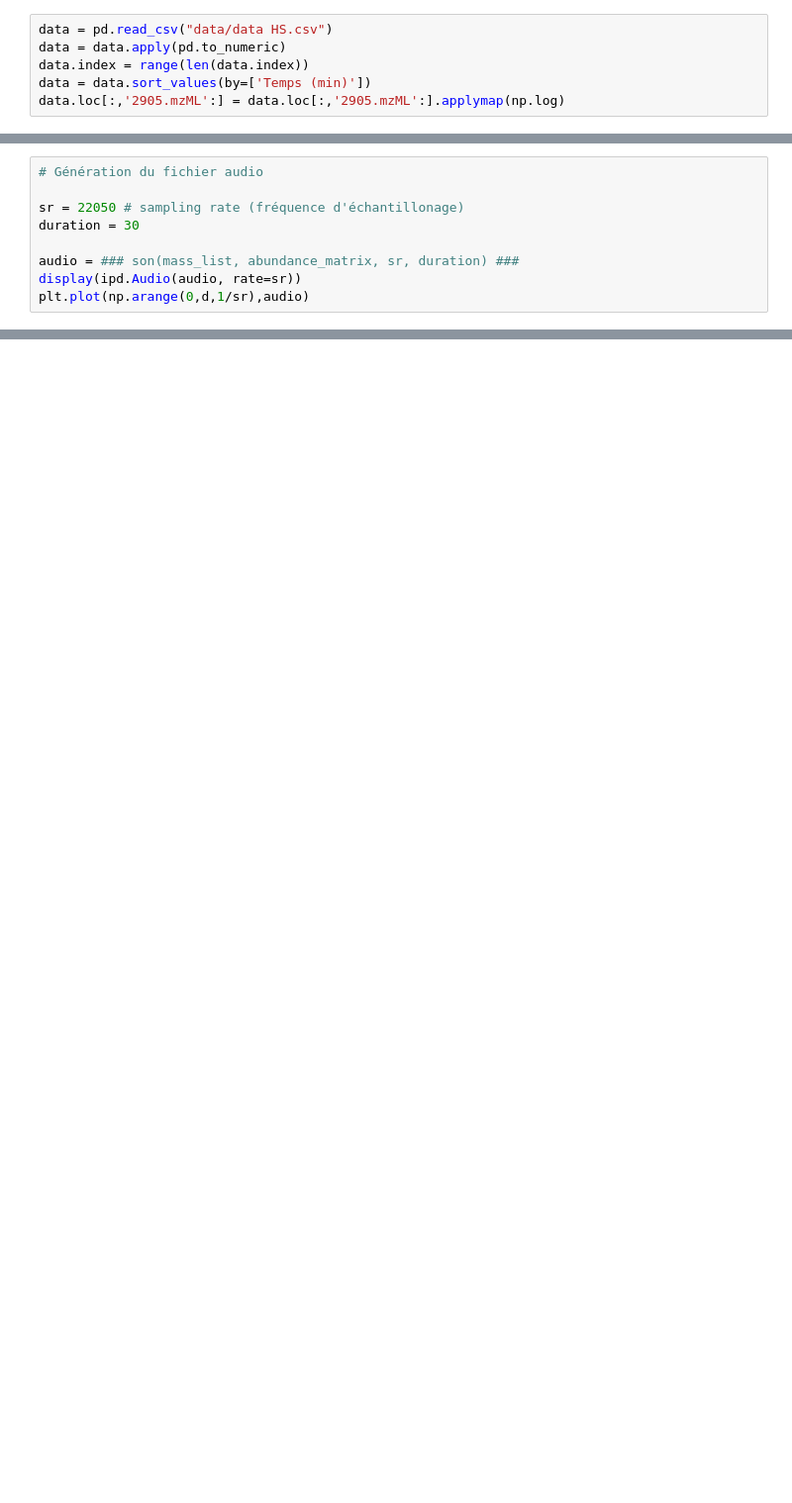
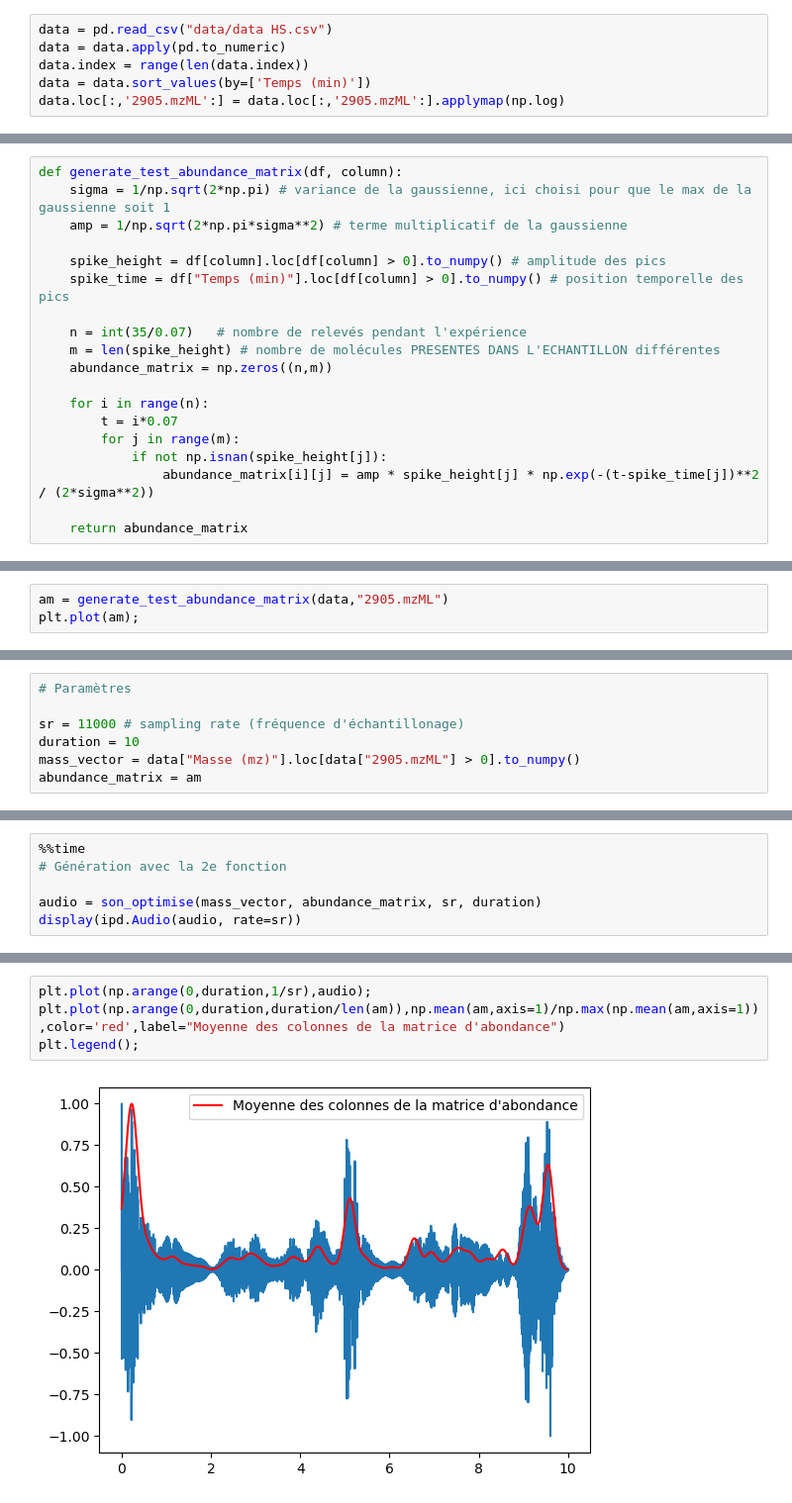
Before and after one commit to VincentEnOptionRV/somicor, a Jupyter notebook: Son v2.ipynb, the cells around one changed output, grey strips where cells are left out. Shown at 99% size. Saved outputs shown, nothing was run; the diff lists cells and outputs as text; blank space fills up the shorter version.

```diff
--- a/Son v2.ipynb
+++ b/Son v2.ipynb
@@ -50,0 +87,19 @@ def son(mass_list,abundance_matrix,sr=22050,duration=10):
+# %%
+def generate_test_abundance_matrix(df, column):
+    sigma = 1/np.sqrt(2*np.pi) # variance de la gaussienne, ici choisi pour que le max de la gaussienne soit 1
+    amp = 1/np.sqrt(2*np.pi*sigma**2) # terme multiplicatif de la gaussienne
+
+    spike_height = df[column].loc[df[column] > 0].to_numpy() # amplitude des pics
+    spike_time = df["Temps (min)"].loc[df[column] > 0].to_numpy() # position temporelle des pics
+
+    n = int(35/0.07)   # nombre de relevés pendant l'expérience
+    m = len(spike_height) # nombre de molécules PRESENTES DANS L'ECHANTILLON différentes
+    abundance_matrix = np.zeros((n,m))
+
+    for i in range(n):
+        t = i*0.07
+        for j in range(m):
+            if not np.isnan(spike_height[j]):
+                abundance_matrix[i][j] = amp * spike_height[j] * np.exp(-(t-spike_time[j])**2 / (2*sigma**2))
+
+    return abundance_matrix
@@ -50,0 +108,3 @@ def son(mass_list,abundance_matrix,sr=22050,duration=10):
+# %%
+am = generate_test_abundance_matrix(data,"2905.mzML")
+plt.plot(am);
@@ -51,9 +123,7 @@ def son(mass_list,abundance_matrix,sr=22050,duration=10):
 # %%
-# Génération du fichier audio
+# Paramètres
 
-sr = 22050 # sampling rate (fréquence d'échantillonage)
-duration = 30
-
-audio = ### son(mass_list, abundance_matrix, sr, duration) ###
-display(ipd.Audio(audio, rate=sr))
-plt.plot(np.arange(0,d,1/sr),audio)
+sr = 11000 # sampling rate (fréquence d'échantillonage)
+duration = 10
+mass_vector = data["Masse (mz)"].loc[data["2905.mzML"] > 0].to_numpy()
+abundance_matrix = am
@@ -74,0 +140,6 @@ plt.ylim(0, 1000)
+# %%
+%%time
+# Génération avec la 2e fonction
+
+audio = son_optimise(mass_vector, abundance_matrix, sr, duration)
+display(ipd.Audio(audio, rate=sr))
@@ -74,0 +152,6 @@ plt.ylim(0, 1000)
+# %%
+plt.plot(np.arange(0,duration,1/sr),audio);
+plt.plot(np.arange(0,duration,duration/len(am)),np.mean(am,axis=1)/np.max(np.mean(am,axis=1)),color='red',label="Moyenne des colonnes de la matrice d'abondance")
+plt.legend();
+# %% [output]
+[figure, added]
```
Also changed, not shown: parts of 19 cells of this notebook, 2 other files.
